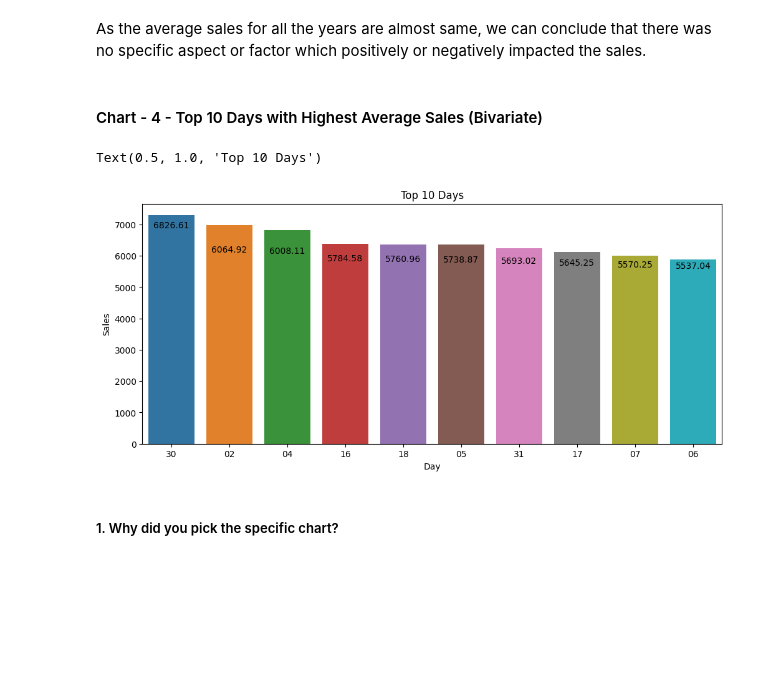
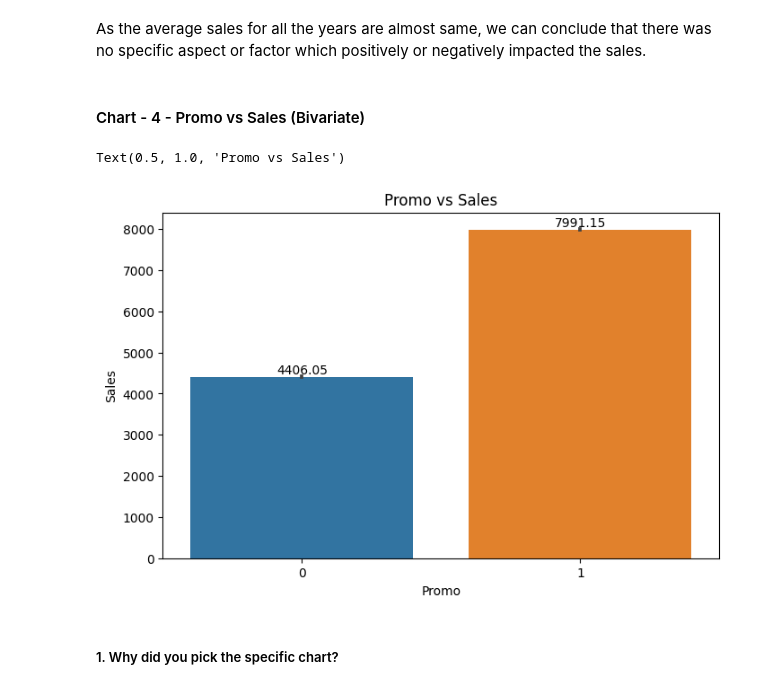
Before and after one commit to dhar9571/Retail-Sales-Prediction-ML-Regression, a Jupyter notebook: Capstone_Project_Retail_Sales_Prediction_ML_Regression.ipynb, the cells around one changed output. Drawn from its saved outputs; the diff is of its cells as text; code cells hidden in the pictures; blank space fills up the shorter version.

```diff
--- a/Capstone_Project_Retail_Sales_Prediction_ML_Regression.ipynb
+++ b/Capstone_Project_Retail_Sales_Prediction_ML_Regression.ipynb
@@ -477,33 +477,29 @@ Year 2015 has the highest average sales. All the years do not have significant d
 # %% [markdown]
 As the average sales for all the years are almost same, we can conclude that there was no specific aspect or factor which positively or negatively impacted the sales.
 # %% [markdown]
-#### Chart - 4 - Top 10 Days with Highest Average Sales (Bivariate)
+#### Chart - 4 - Promo vs Sales (Bivariate)
 # %%
 # Chart - 4 visualization code
 
 # Setting up plot size
 
-plt.figure(figsize=(12,5))
-
-# Creating a seperate dataframe which will contain Day wise grouped average sales
-
-day_sales = df.groupby("Day")["Sales"].mean().reset_index().sort_values(by="Sales",ascending=False)
+plt.figure(figsize=(8,5))
 
 # Plotting bargraph:
 
 # Creating instance and for loop to show respective values on the bars:
 
-ds = sns.barplot(x=day_sales["Day"][:10],y=day_sales["Sales"][:10])
+ds = sns.barplot(x=df["Promo"],y=df["Sales"])
 
-for value in ms.containers:
+for value in ds.containers:
   ds.bar_label(value)
 
 # Setting Plot Title:
 
-plt.title("Top 10 Days")
+plt.title("Promo vs Sales")
 # %% [output]
-Text(0.5, 1.0, 'Top 10 Days')
+Text(0.5, 1.0, 'Promo vs Sales')
-[figure, old version]
+[figure, new version]
 # %% [markdown]
 ##### 1. Why did you pick the specific chart?
 # %% [markdown]
```
Also changed, not shown: parts of 45 cells of this notebook.
